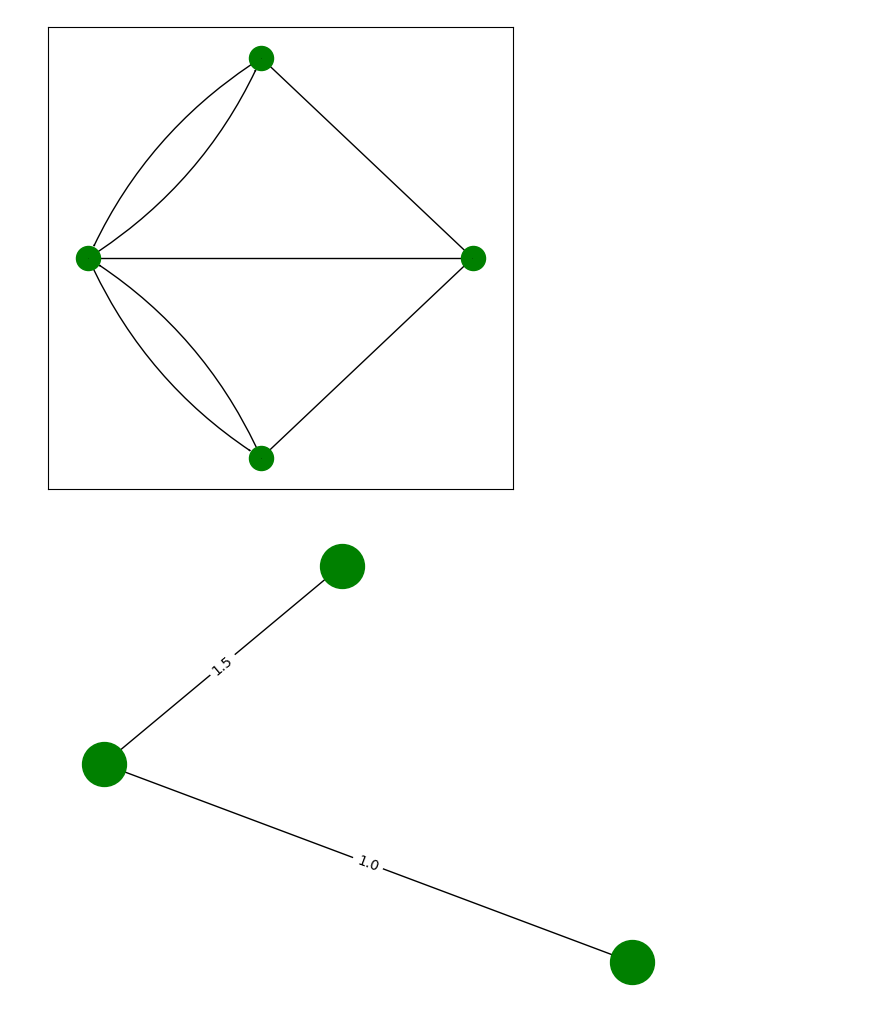
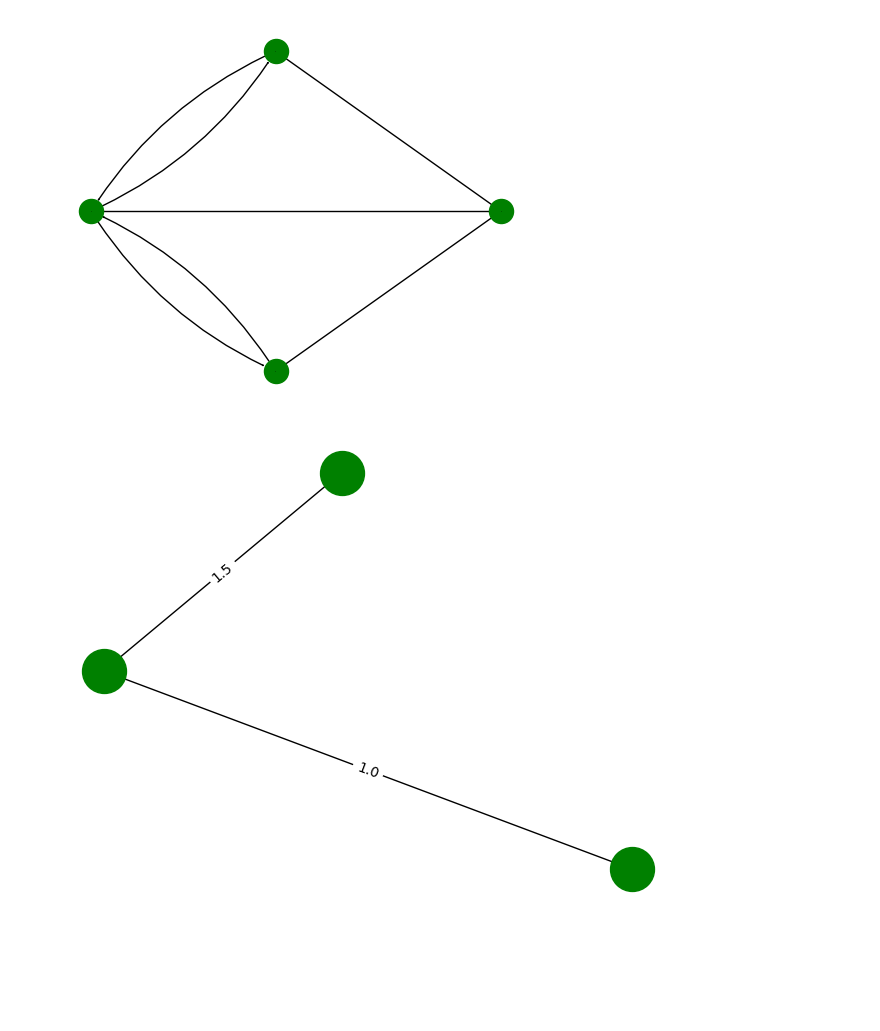
Before and after one commit to JairEsc/Mat_Apl_2, a Jupyter notebook: T_pngs.ipynb, the cells around one changed output. Drawn from its saved outputs; the diff is of its cells as text; code cells hidden in the pictures; blank space fills up the shorter version.

```diff
--- a/T_pngs.ipynb
+++ b/T_pngs.ipynb
@@ -24,38 +24,39 @@ new_add_edge(G, '2', '1')
 new_add_edge(G, '3', '1')
 new_add_edge(G, '1', '4')
 new_add_edge(G, '2', '4')
 new_add_edge(G, '3', '4')
 options = {
     "font_size": 36,
     "node_size": 1500,
     "node_color": "green",
     "edgecolors": "black",
     "linewidths": 10,
     "width": 10,
 }
 # explicitly set positions
 pos = {'1': (-1, 0), '2': (-0.1, 1), '3': (-0.1, -1), '4': (1,0), }
 
 
 
 
-plt.figure(figsize=(6,6))
-nx.draw_networkx_nodes(G, pos,node_color='green',node_size=300)
-nx.draw_networkx_labels(G, pos,font_size=0)
+nx.draw_networkx_nodes(G, pos,node_color='green',node_size=300,)
+nx.draw_networkx_labels(G, pos,font_size=0,)
 
 count=0
 for edge in G.edges(data=True):
     if(edge[0]=='1' or edge[1]=='1'):
       if(edge[0]!='4' and edge[1]!='4'):
         nx.draw_networkx_edges(G, pos, edgelist=[(edge[0],edge[1])], arrowsize=1,connectionstyle=f'arc3,rad=0.15',)
       else:
         nx.draw_networkx_edges(G, pos, edgelist=[(edge[0],edge[1])],arrows=False)
     else:
       nx.draw_networkx_edges(G, pos, edgelist=[(edge[0],edge[1])],arrows=False)
-plt.savefig('redes_fig2.png',dpi=300)
+plt.box(False)
+
+plt.savefig('redes_fig2.png',dpi=300,transparent=False)
 plt.show()
 # %% [output]
-[figure, old version]
+[figure, new version]
 # %%
 import matplotlib.pyplot as plt
 import networkx as nx
```
